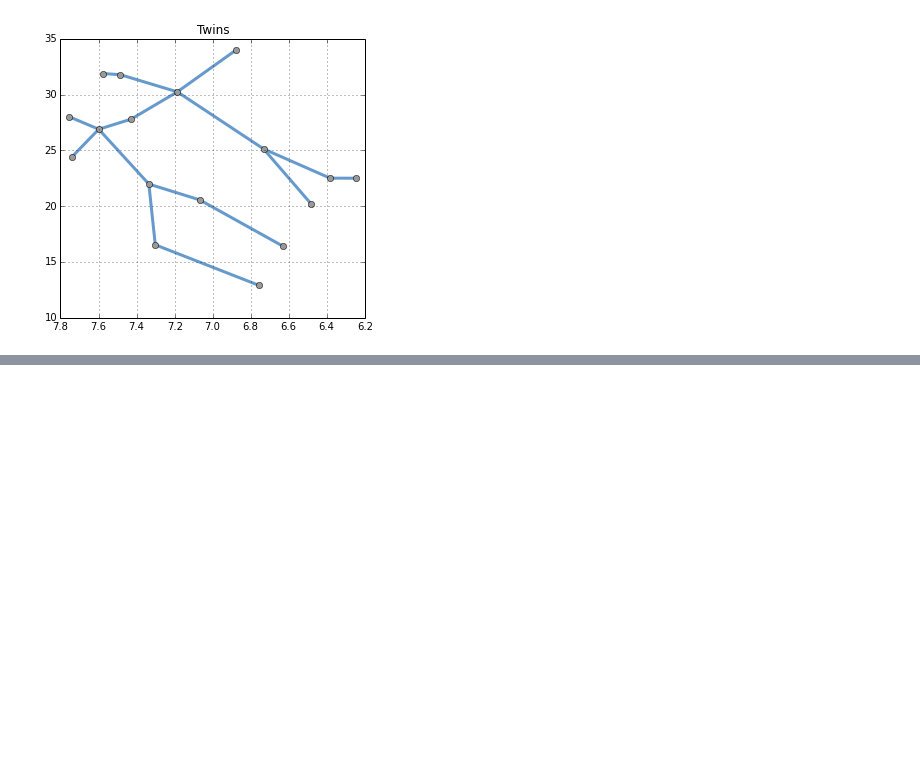
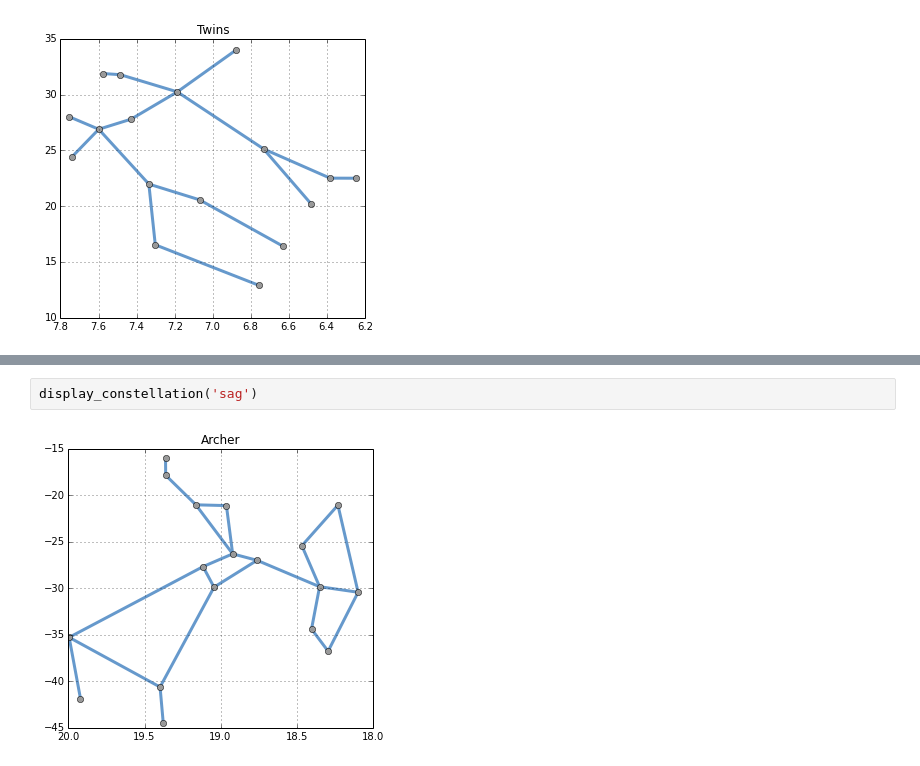
Before and after one commit to dreamalligator/asterisms, a Jupyter notebook: notebooks/curious-asterisms.ipynb, the cells around one changed output, grey strips where cells are left out. Saved outputs shown, nothing was run; the diff lists cells and outputs as text; blank space fills up the shorter version.

```diff
--- a/notebooks/curious-asterisms.ipynb
+++ b/notebooks/curious-asterisms.ipynb
@@ -311,0 +322,4 @@ Something interesting:
+# %%
+display_constellation('sag')
+# %% [output]
+[figure, added]
```
Also changed, not shown: parts of 5 cells of this notebook, 1 other file.
